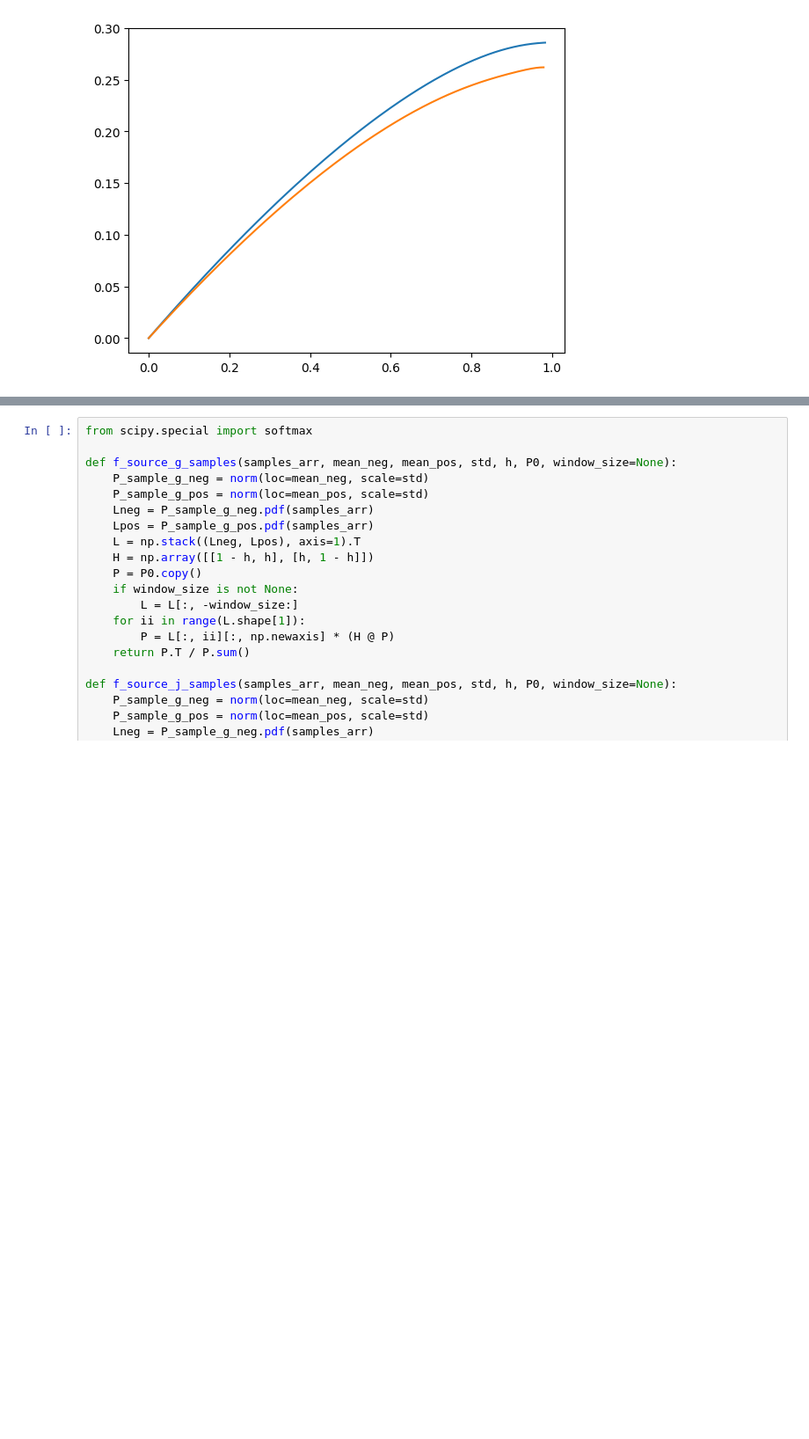
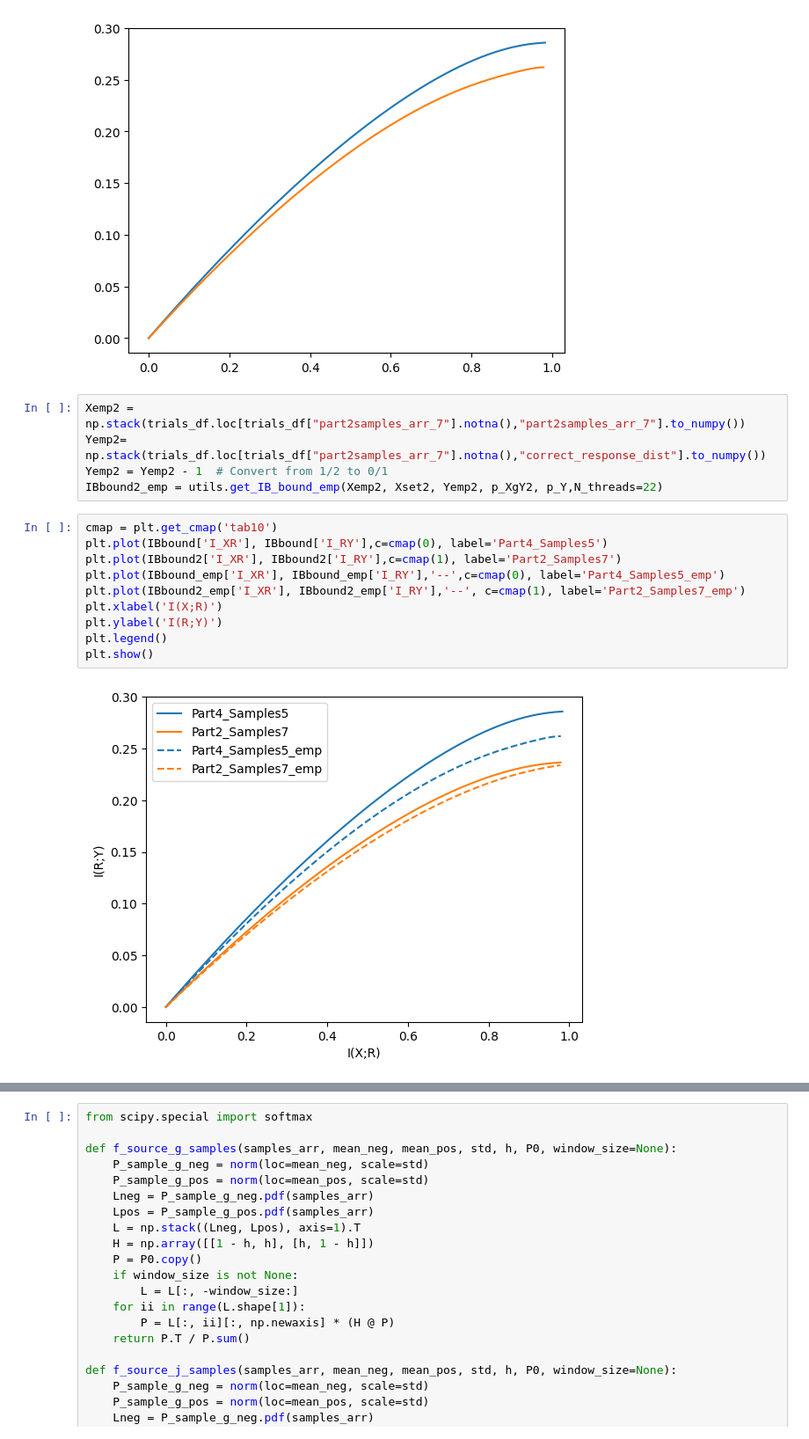
Before and after one commit to jacobaparker/Copy_Murphy2021, a Jupyter notebook: IB_bounds.ipynb, the cells around one changed output, grey strips where cells are left out. Shown at 88% size. Cells and saved outputs as stored; diff of their text form; blank space fills up the shorter version.

```diff
--- a/IB_bounds.ipynb
+++ b/IB_bounds.ipynb
@@ -452,3 +529,20 @@ plt.plot(IBbound_emp['I_XR'], IBbound_emp['I_RY'], label='Empirical IB Bound')
 # %% [output]
 [<matplotlib.lines.Line2D at 0x...>]
 [figure]
+# %%
+Xemp2 = np.stack(trials_df.loc[trials_df["part2samples_arr_7"].notna(),"part2samples_arr_7"].to_numpy())
+Yemp2= np.stack(trials_df.loc[trials_df["part2samples_arr_7"].notna(),"correct_response_dist"].to_numpy())
+Yemp2 = Yemp2 - 1  # Convert from 1/2 to 0/1
+IBbound2_emp = utils.get_IB_bound_emp(Xemp2, Xset2, Yemp2, p_XgY2, p_Y,N_threads=22)
+# %%
+cmap = plt.get_cmap('tab10')
+plt.plot(IBbound['I_XR'], IBbound['I_RY'],c=cmap(0), label='Part4_Samples5')
+plt.plot(IBbound2['I_XR'], IBbound2['I_RY'],c=cmap(1), label='Part2_Samples7')
+plt.plot(IBbound_emp['I_XR'], IBbound_emp['I_RY'],'--',c=cmap(0), label='Part4_Samples5_emp')
+plt.plot(IBbound2_emp['I_XR'], IBbound2_emp['I_RY'],'--', c=cmap(1), label='Part2_Samples7_emp')
+plt.xlabel('I(X;R)')
+plt.ylabel('I(R;Y)')
+plt.legend()
+plt.show()
+# %% [output]
+[figure, added]
```
Also changed, not shown: parts of 22 cells of this notebook.
